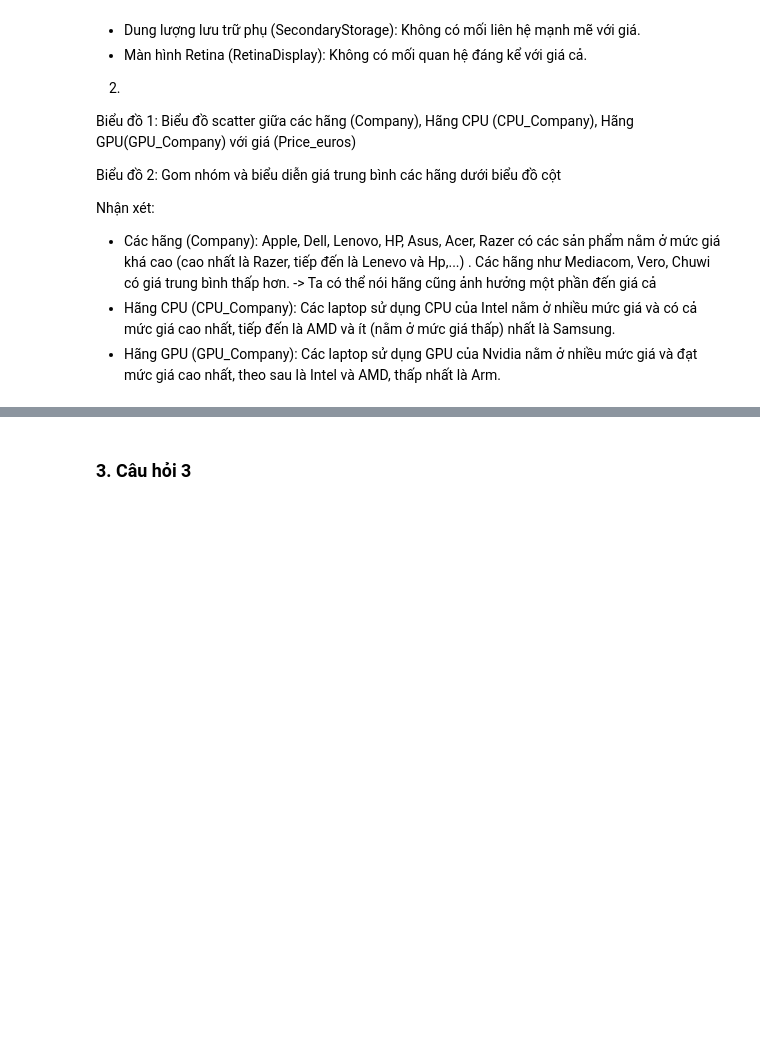
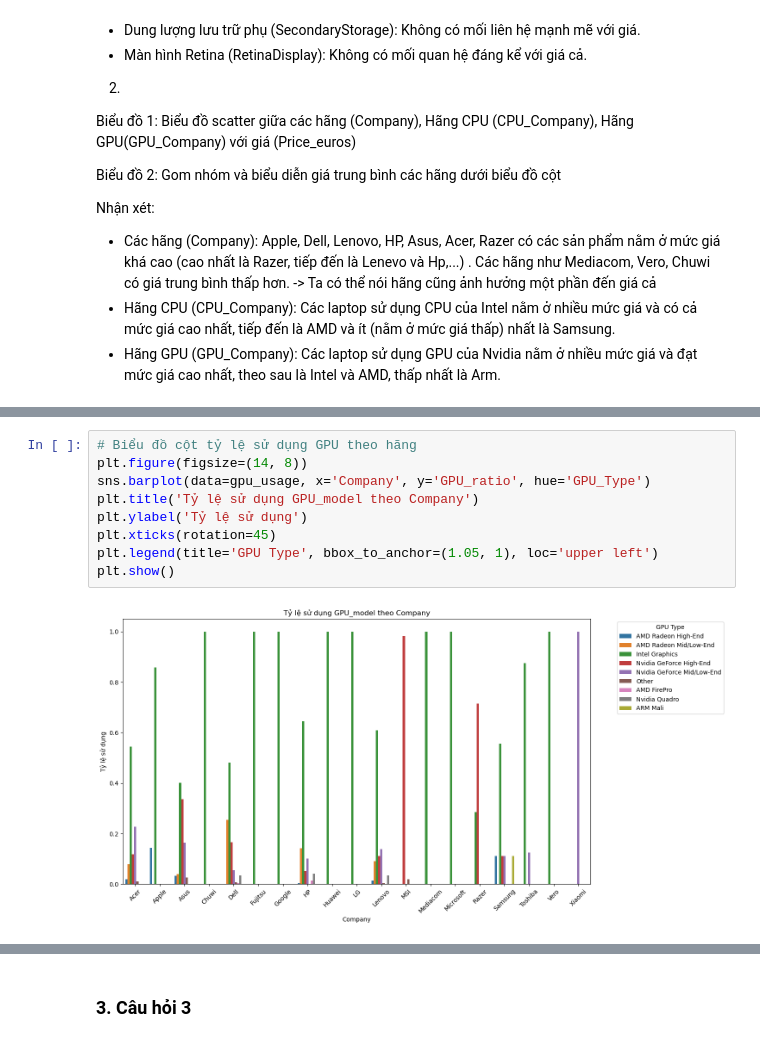
Before and after one commit to nguyennn263/final-lab-programming4DS, a Jupyter notebook: TienQuoc_Q1.ipynb, the cells around one changed output, grey strips where cells are left out. Cells and saved outputs as stored; diff of their text form; blank space fills up the shorter version.

```diff
--- a/TienQuoc_Q1.ipynb
+++ b/TienQuoc_Q1.ipynb
@@ -810,0 +934,11 @@ Name: count, dtype: int64
+# %%
+# Biểu đồ cột tỷ lệ sử dụng GPU theo hãng
+plt.figure(figsize=(14, 8))
+sns.barplot(data=gpu_usage, x='Company', y='GPU_ratio', hue='GPU_Type')
+plt.title('Tỷ lệ sử dụng GPU_model theo Company')
+plt.ylabel('Tỷ lệ sử dụng')
+plt.xticks(rotation=45)
+plt.legend(title='GPU Type', bbox_to_anchor=(1.05, 1), loc='upper left')
+plt.show()
+# %% [output]
+[figure, added]
```
Also changed, not shown: parts of 22 cells of this notebook.
